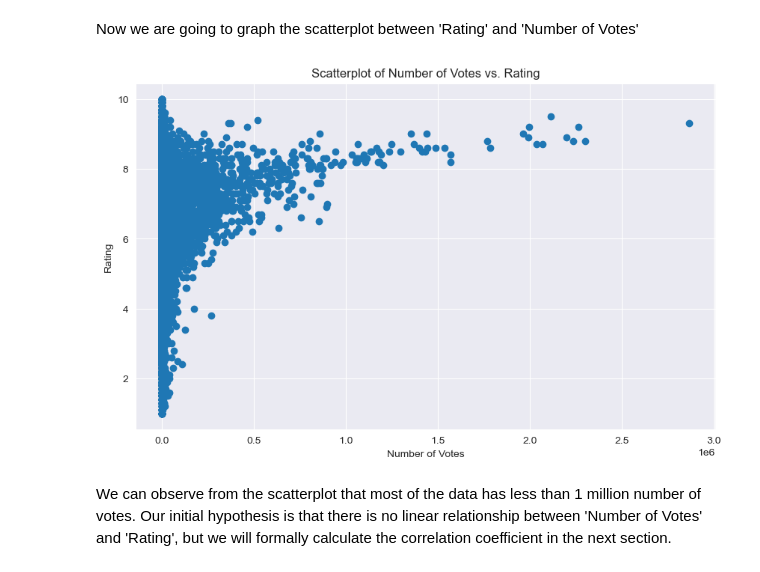
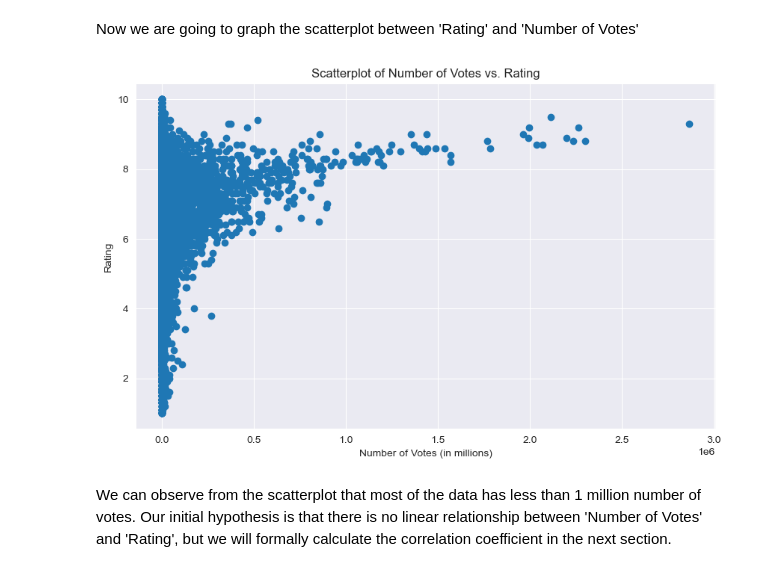
Before and after one commit to thaong1412/IMDB_Project, a Jupyter notebook: CPSC_4800_IMDB_Project.ipynb, the cells around one changed output. Drawn from its saved outputs; the diff is of its cells as text; code cells hidden in the pictures.

Commit message:
- fix(minor edit): graph scale label fix

```diff
--- a/CPSC_4800_IMDB_Project.ipynb
+++ b/CPSC_4800_IMDB_Project.ipynb
@@ -962,12 +962,12 @@ Now we are going to graph the scatterplot between 'Rating' and 'Number of Votes'
 # %%
 plt.figure(figsize=(10, 6))
 plt.scatter(movies_title_df_unique['Number of Votes'], movies_title_df_unique['Rating'])
 plt.title('Scatterplot of Number of Votes vs. Rating')
-plt.xlabel('Number of Votes')
+plt.xlabel('Number of Votes (in millions)')
 plt.ylabel('Rating')
 plt.show()
 # %% [output]
-[figure, old version]
+[figure, new version]
 # %% [markdown]
 We can observe from the scatterplot that most of the data has less than 1 million number of votes. Our initial hypothesis is that there is no linear relationship between 'Number of Votes' and 'Rating', but we will formally calculate the correlation coefficient in the next section.
 # %% [markdown]
```
Also changed, not shown: parts of 4 cells of this notebook.
